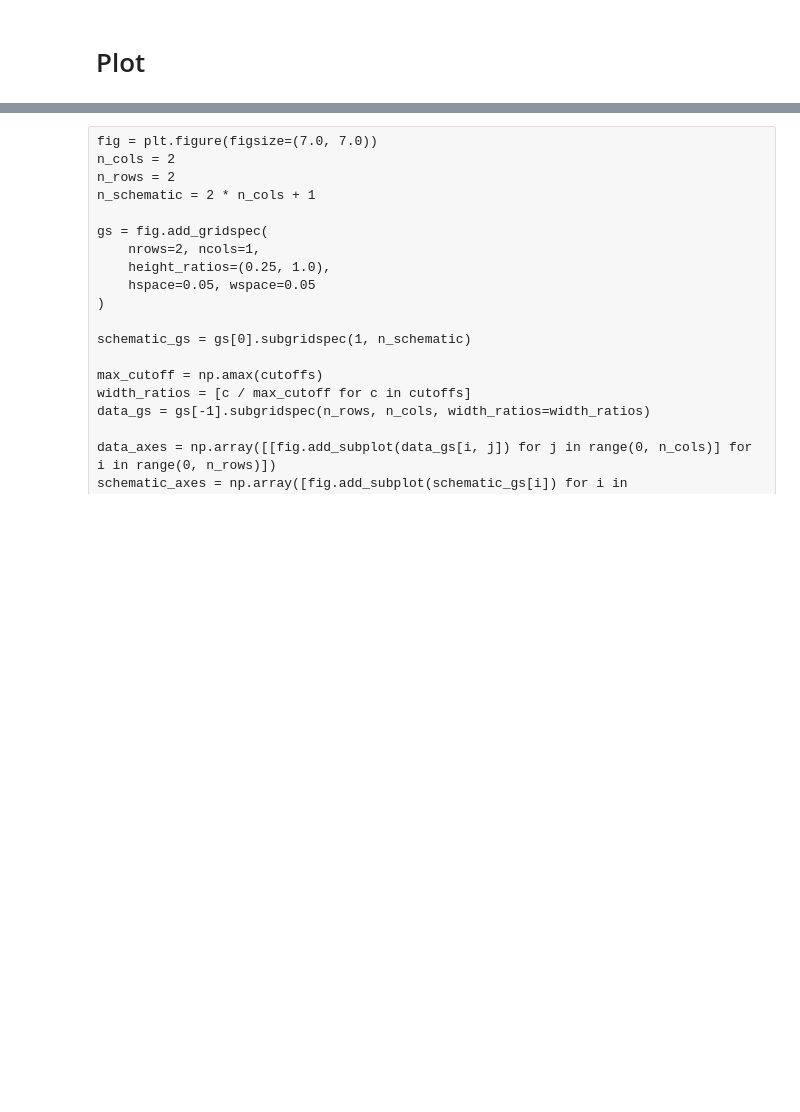
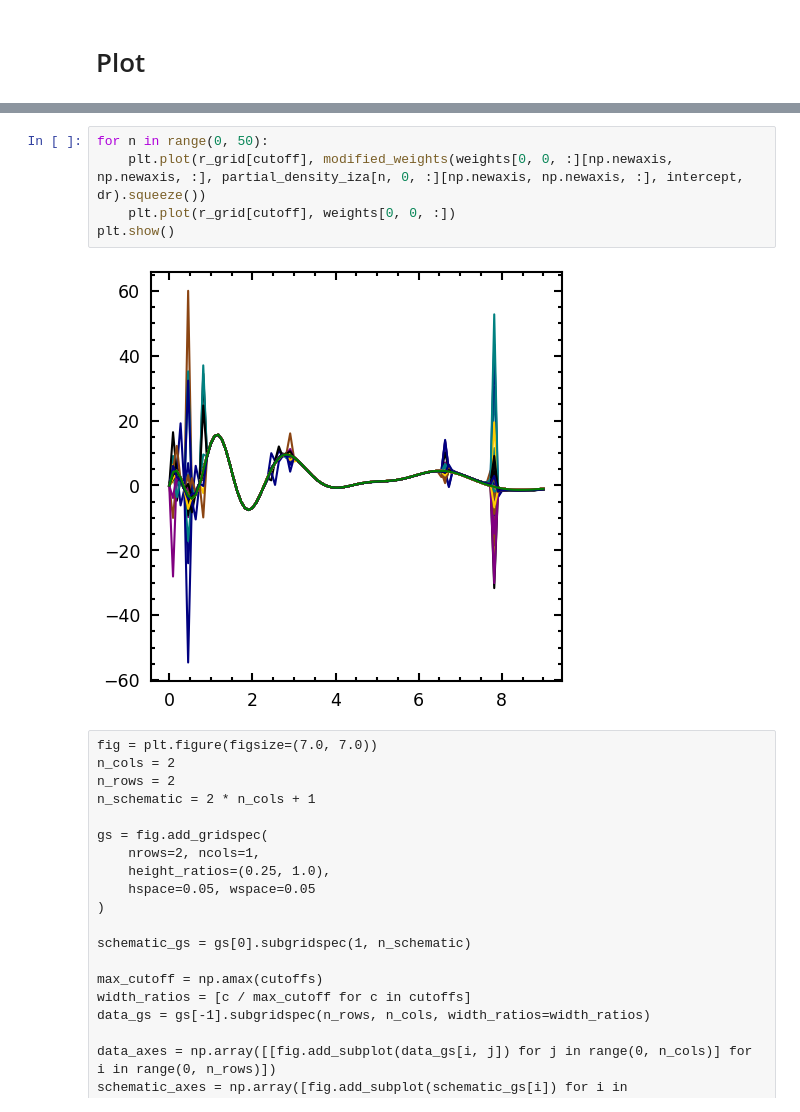
Before and after one commit to bhelfrecht/zeolites_iza-deem, a Jupyter notebook: Scripts/Analysis/soap_density_analysis.ipynb, the cells around one changed output, grey strips where cells are left out. Drawn from its saved outputs; the diff is of its cells as text; blank space fills up the shorter version.

```diff
--- a/Scripts/Analysis/soap_density_analysis.ipynb
+++ b/Scripts/Analysis/soap_density_analysis.ipynb
@@ -845,3 +1109,10 @@ plt.show()
+# %%
+for n in range(0, 50):
+    plt.plot(r_grid[cutoff], modified_weights(weights[0, 0, :][np.newaxis, np.newaxis, :], partial_density_iza[n, 0, :][np.newaxis, np.newaxis, :], intercept, dr).squeeze())
+    plt.plot(r_grid[cutoff], weights[0, 0, :])
+plt.show()
+# %% [output]
+[figure, added]
 # %% [raw]
 fig = plt.figure(figsize=(7.0, 7.0))
 n_cols = 2
```
Also changed, not shown: parts of 11 cells of this notebook.
